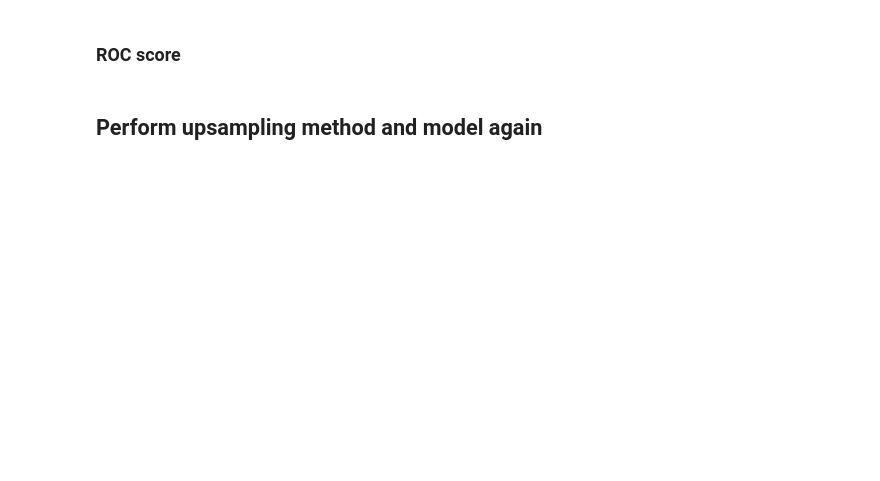
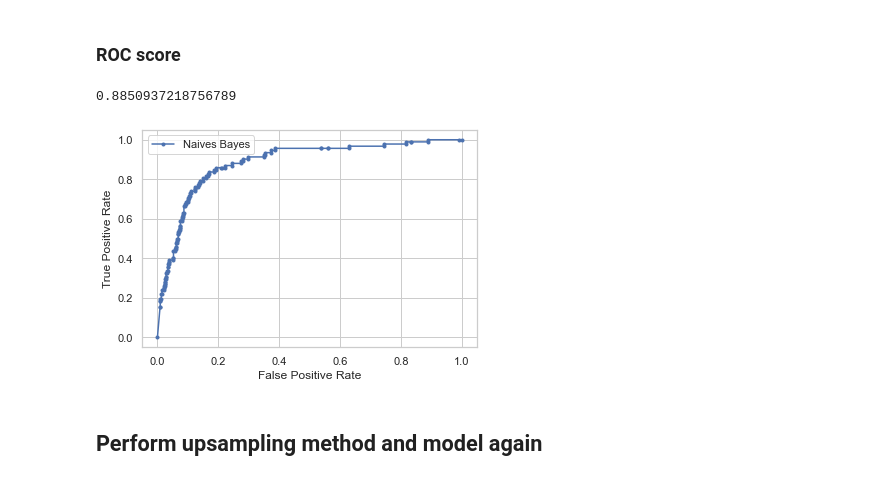
Before and after one commit to CJianYu98/Covid-19-Singapore-Analysis, a Jupyter notebook: Data Preparation/Valuable_Comments/models.ipynb, the cells around one changed output. Drawn from its saved outputs; the diff is of its cells as text; code cells hidden in the pictures; blank space fills up the shorter version.

```diff
--- a/Data Preparation/Valuable_Comments/models.ipynb
+++ b/Data Preparation/Valuable_Comments/models.ipynb
@@ -232,15 +383,15 @@ for model_name in models_dict:
 skf = StratifiedKFold(n_splits=10)
 target = training_df['Thoughtful?']
 # %%
-X = ['Length Category', 'Average Loglikelihood', 'Num Verbs', 'Num Discourse Relations', 'Relevance score', 'Num Pronouns']
+X = ['Length', 'Average Loglikelihood', 'Num Verbs', 'Num Discourse Relations', 'Relevance score', 'Num Pronouns']
 y = ['Thoughtful?']
 
 model = GaussianNB() # can change the model here
 
 fold_no = 1
-for train_index, test_index in skf.split(df, target):
-    train = df.loc[train_index,:]
-    test = df.loc[test_index,:]
+for train_index, test_index in skf.split(training_df, target):
+    train = training_df.loc[train_index,:]
+    test = training_df.loc[test_index,:]
     print('Fold', str(fold_no), 'Class Ratio:', sum(test['Thoughtful?'])/len(test['Thoughtful?']))
 
     X_train = train[X]
@@ -256,5 +425,5 @@ for train_index, test_index in skf.split(df, target):
 # %%
-X = training_X_scaled[['Length Category', 'Average Loglikelihood', 'Num Verbs', 'Num Discourse Relations', 'Relevance score', 'Num Pronouns']]
+X = training_X_scaled[['Length', 'Average Loglikelihood', 'Num Verbs', 'Num Discourse Relations', 'Relevance score', 'Num Pronouns']]
 y = training_df[['Thoughtful?']]
 
 for model_name in models_dict:
@@ -274,9 +461,9 @@ for model_name in models_dict:
 ## Test against validation data with the best model after stratified k-fold cross validation
 # %%
 # Creating our independent and dependent variables df
-X_train = training_X_scaled[['Length Category', 'Average Loglikelihood', 'Num Verbs', 'Num Discourse Relations', 'Relevance score', 'Num Pronouns']]
+X_train = training_X_scaled[['Length', 'Average Loglikelihood', 'Num Verbs', 'Num Discourse Relations', 'Relevance score', 'Num Pronouns']]
 y_train = training_df[['Thoughtful?']]
-X_test = validation_X_scaled[['Length Category', 'Average Loglikelihood', 'Num Verbs', 'Num Discourse Relations', 'Relevance score', 'Num Pronouns']]
+X_test = validation_X_scaled[['Length', 'Average Loglikelihood', 'Num Verbs', 'Num Discourse Relations', 'Relevance score', 'Num Pronouns']]
 y_test = validation_df[['Thoughtful?']]
 
 # Training with differnent models
@@ -307,16 +512,21 @@ for model_name in models_dict:
 ### ROC score
 # %%
 model = GaussianNB() #change this based on the best model performance
+model.fit(X_train, y_train.values.ravel())
 prob = model.predict_proba(X_test)
-prob = [p[1] for p in prob_no_unsampled]
-print(roc_auc_score(y_test, prob_no_unsampled))
+prob = [p[1] for p in prob]
+print(roc_auc_score(y_test, prob))
+# %% [output]
+0.8850937218756789
 # %%
 lr_fpr, lr_tpr, _ = roc_curve(y_test, prob)
-plt.plot(lr_fpr, lr_tpr, marker='.', label='SVM (RBF kernal)') #change the label to the model with the best performance
+plt.plot(lr_fpr, lr_tpr, marker='.', label='Naives Bayes') #change the label to the model with the best performance
 plt.xlabel('False Positive Rate')
 plt.ylabel('True Positive Rate')
 plt.legend()
 plt.show()
+# %% [output]
+[figure, added]
 # %% [markdown]
 ## Perform upsampling method and model again
 # %%
```
Also changed, not shown: parts of 34 cells of this notebook, 3 other files.
